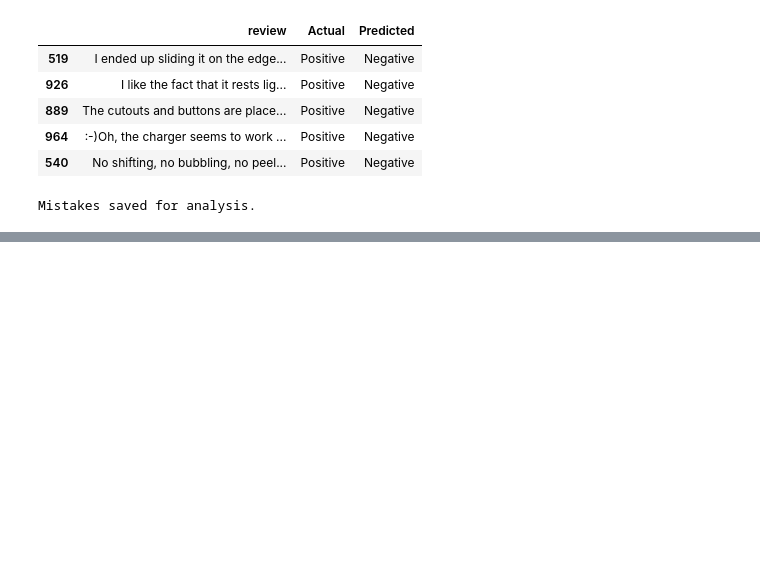
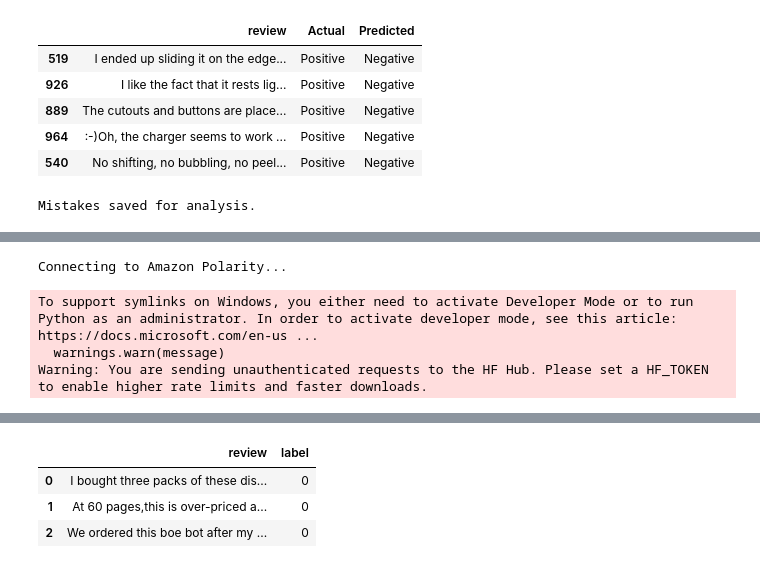
Before and after one commit to alizada6600-blip/PT22026, a Jupyter notebook: ali081/sentiment_analysis.ipynb, the cells around one changed output, grey strips where cells are left out. Saved outputs shown, nothing was run; the diff lists cells and outputs as text; code cells hidden in the pictures; blank space fills up the shorter version.

```diff
--- a/ali081/sentiment_analysis.ipynb
+++ b/ali081/sentiment_analysis.ipynb
@@ -709,0 +1187,67 @@ Mistakes saved for analysis.
+# %%
+from pathlib import Path
+from datasets import load_dataset
+import pandas as pd
+
+project_dir = Path.cwd()
+
+if project_dir.name != "ali081":
+    raise RuntimeError("Open the notebook inside PT22026/ali081.")
+
+data_dir = project_dir / "data"
+data_dir.mkdir(exist_ok=True)
+
+sample_path = data_dir / "amazon_polarity_v2_raw.csv"
+
+if sample_path.exists():
+    larger_df = pd.read_csv(sample_path)
+    print("Loaded the existing sample.")
+
+else:
+    print("Connecting to Amazon Polarity...", flush=True)
+
+    stream = load_dataset(
+        "fancyzhx/amazon_polarity",
+        split="train",
+        streaming=True
+    )
+
+    stream = stream.shuffle(seed=42, buffer_size=10000)
+
+    rows = []
+
+    # Download only a sample from the official training split.
+    # Leave the official test split unused.
+    for item in stream.take(20000):
+        rows.append({
+            "review": item["content"],
+            "label": int(item["label"])
+        })
+
+        if len(rows) % 2000 == 0:
+            print(f"Loaded {len(rows):,} reviews...", flush=True)
+
+    larger_df = pd.DataFrame(rows)
+
+    if len(larger_df) != 20000:
+        raise RuntimeError(
+            f"Expected 20,000 reviews, received {len(larger_df)}."
+        )
+
+    larger_df.to_csv(sample_path, index=False)
+    print("Sample saved.")
+
+print("\nDataset shape:", larger_df.shape)
+
+print("\nLabel counts: 0 = Negative, 1 = Positive")
+print(larger_df["label"].value_counts().sort_index())
+
+print("\nMissing values:")
+print(larger_df.isna().sum())
+
+display(larger_df.head(3))
+# %% [output]
+Connecting to Amazon Polarity...
+To support symlinks on Windows, you either need to activate Developer Mode or to run Python as an administrator. In order to activate developer mode, see this article: https://docs.microsoft.com/en-us ...
+  warnings.warn(message)
+Warning: You are sending unauthenticated requests to the HF Hub. Please set a HF_TOKEN to enable higher rate limits and faster downloads.
@@ -709,0 +1271,4 @@ Mistakes saved for analysis.
+|  | review | label |
+| 0 | I bought three packs of these dis... | 0 |
+| 1 | At 60 pages,this is over-priced a... | 0 |
+| 2 | We ordered this boe bot after my ... | 0 |
```
Also changed, not shown: parts of 22 cells of this notebook, 6 other files.
